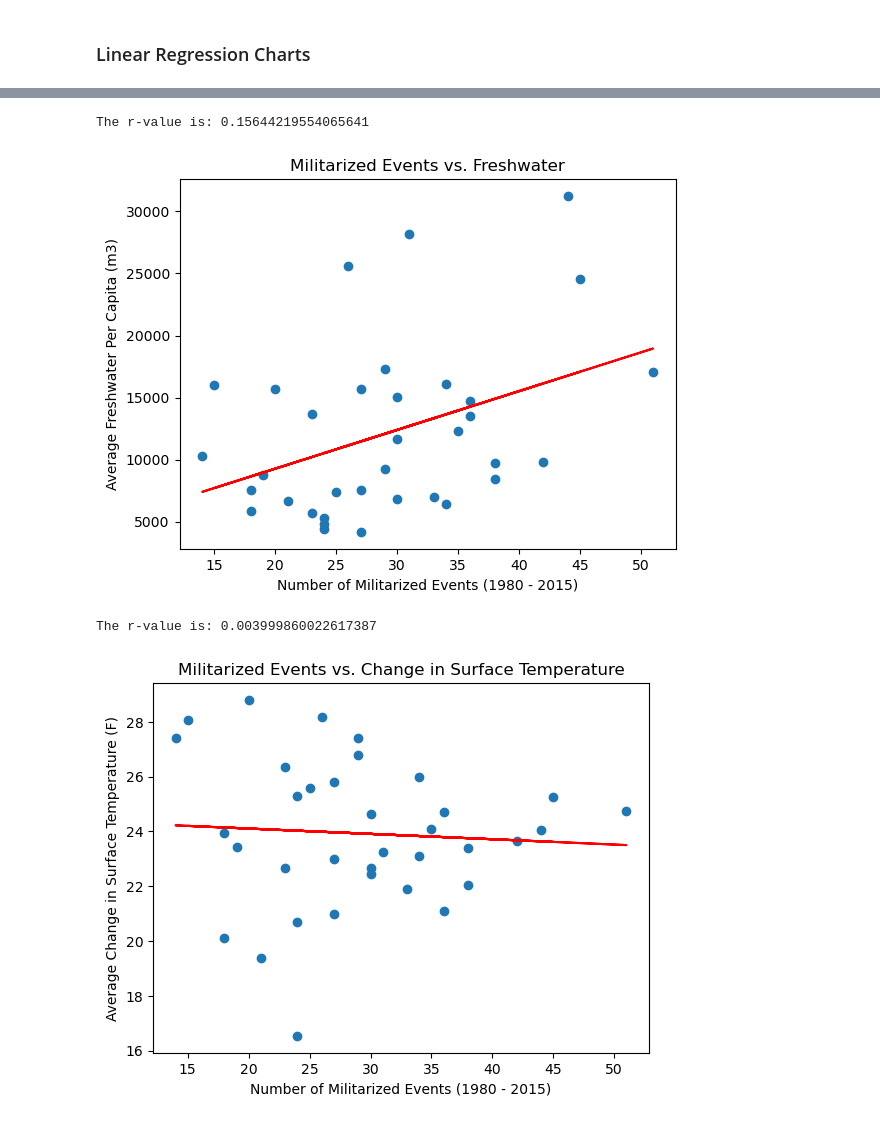
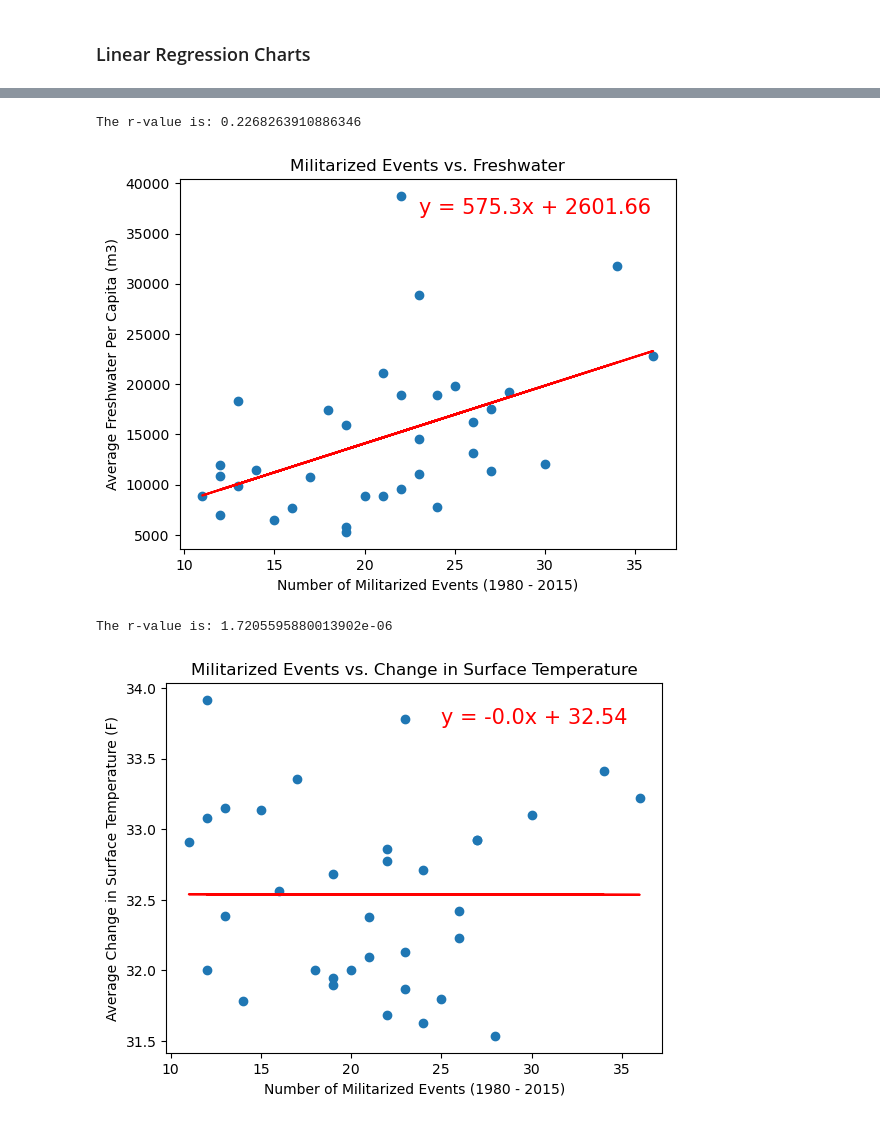
Before and after one commit to msmith150/Water-Conflict-Analysis, a Jupyter notebook: fox_project_code.ipynb, the cells around one changed output, grey strips where cells are left out. Cells and saved outputs as stored; diff of their text form; code cells hidden in the pictures.

```diff
--- a/fox_project_code.ipynb
+++ b/fox_project_code.ipynb
@@ -432,7 +432,7 @@ mie_per_year_df = pd.merge(mie_per_year_df, regions_df, on="Country")
 geo_df_lst = [mie_per_year_df, precip_df, wtr_rsrc_df, srfc_temp_df]
 
 # Create a dataframe from columns needed for analysis
-geo_df = reduce(lambda left,right: pd.merge(left,right,on=['Year', 'Country'],how='left'), geo_df_lst).fillna(0)
+geo_df = reduce(lambda left,right: pd.merge(left,right,on=['Year', 'Country'],how='left'), geo_df_lst).dropna()
 
 geo_df['Year'] = geo_df['Year'].astype(int)
 
@@ -566,7 +567,7 @@ yr_geo_df = pd.DataFrame({'Precipitation': avg_precip_yr,
 
 # Change values to integers
 yr_geo_df['Year'] = yr_geo_df['Year'].astype(int)
-yr_geo_df['No. Conflicts'] = yr_geo_df['No. Conflicts'].astype(int).dropna()
+yr_geo_df['No. Conflicts'] = yr_geo_df['No. Conflicts'].astype(int)
 
 yr_geo_df.tail(35)
 # %% [output]
@@ -1070,27 +1074,27 @@ fig15_fwc_lr = linear_regression_plot(t_conf, t_fw)
 plt.xlabel(f'Number of Militarized Events (1980 - 2015)')
 plt.ylabel(f'Average Freshwater Per Capita (m3)')
 plt.title(f'Militarized Events vs. Freshwater')
-plt.annotate(fig15_fwc_lr, (12,200000), fontsize = 15, color = "red")
+plt.annotate(fig15_fwc_lr, (23,37000), fontsize = 15, color = "red")
 
 # Show plot
 plt.savefig("Images/MIE_FW_LR.png")
 plt.show()
 # %% [output]
-The r-value is: 0.15644219554065641
+The r-value is: 0.2268263910886346
-[figure, old version]
+[figure, new version]
 # %%
 # Linear regression on previous plot
 fig17_stc_lr = linear_regression_plot(t_conf, t_temp)
 
 # Incorporate the other graph properties
 plt.xlabel(f'Number of Militarized Events (1980 - 2015)')
 plt.ylabel(f'Average Change in Surface Temperature (F)')
 plt.title(f'Militarized Events vs. Change in Surface Temperature')
-plt.annotate(fig17_stc_lr, (17,2.5), fontsize = 15, color = "red")
+plt.annotate(fig17_stc_lr, (25,33.75), fontsize = 15, color = "red")
 
 # Show plot
 plt.savefig("Images/MIE_Temp_LR.png")
 plt.show()
 # %% [output]
-The r-value is: 0.003999860022617387
+The r-value is: 1.7205595880013902e-06
-[figure, old version]
+[figure, new version]
```
Also changed, not shown: parts of 25 cells of this notebook, 13 other files.
